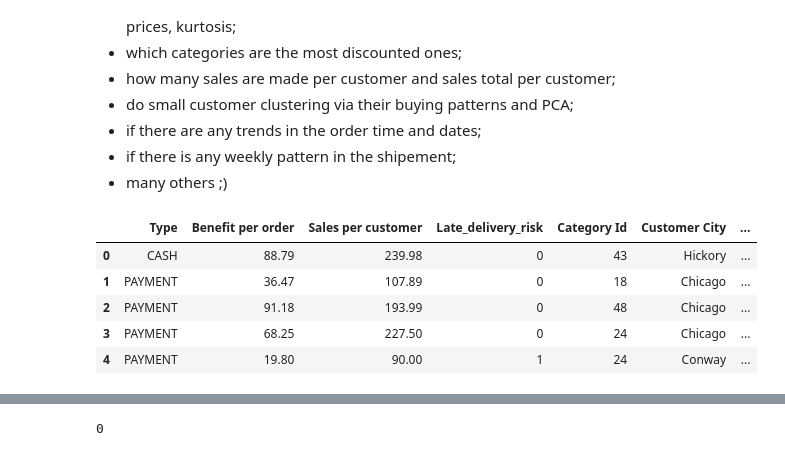
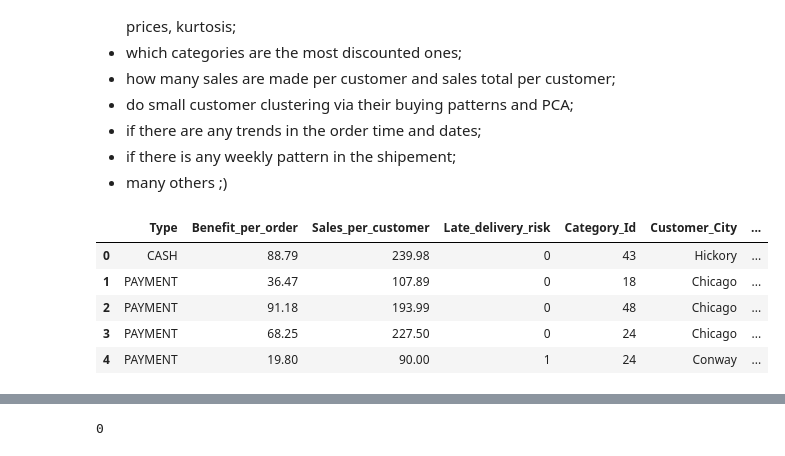
Before and after one commit to miladziekanowska/supply-chain-analysis, a Jupyter notebook: SupplyChain_EDA.ipynb, the cells around one changed output, grey strips where cells are left out. Saved outputs shown, nothing was run; the diff lists cells and outputs as text; code cells hidden in the pictures.

```diff
--- a/SupplyChain_EDA.ipynb
+++ b/SupplyChain_EDA.ipynb
@@ -40,13 +40,13 @@ department_name = dictionaries[1]
 category_name = dictionaries[2]
 # %%
 df = pd.read_parquet('data/SupplyChainDataset_cleaned.parquet')
-df['Order time'] = df['Order date'].dt.time
-df['Shipping time'] = df['Shipping date'].dt.time
-df['Shipping date'] = df['Shipping date'].dt.date
-df['Order date'] = df['Order date'].dt.date
+df['Order_time'] = df['Order_date'].dt.time
+df['Shipping_time'] = df['Shipping_date'].dt.time
+df['Shipping_date'] = df['Shipping_date'].dt.date
+df['Order_date'] = df['Order_date'].dt.date
 df.head()
 # %% [output]
-|  | Type | Benefit per order | Sales per customer | Late_delivery_risk | Category Id | Customer City | ... |
+|  | Type | Benefit_per_order | Sales_per_customer | Late_delivery_risk | Category_Id | Customer_City | ... |
 | 0 | CASH | 88.79 | 239.98 | 0 | 43 | Hickory | ... |
 | 1 | PAYMENT | 36.47 | 107.89 | 0 | 18 | Chicago | ... |
 | 2 | PAYMENT | 91.18 | 193.99 | 0 | 48 | Chicago | ... |
```
Also changed, not shown: parts of 26 cells of this notebook, 24 other files.
